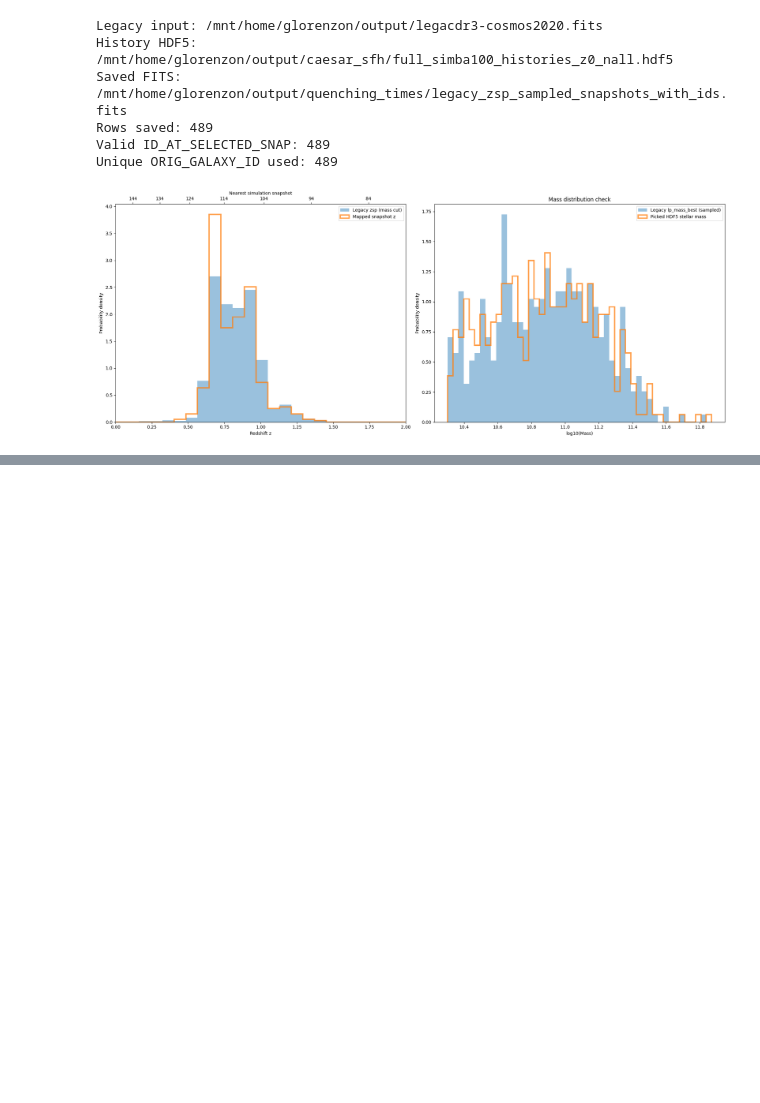
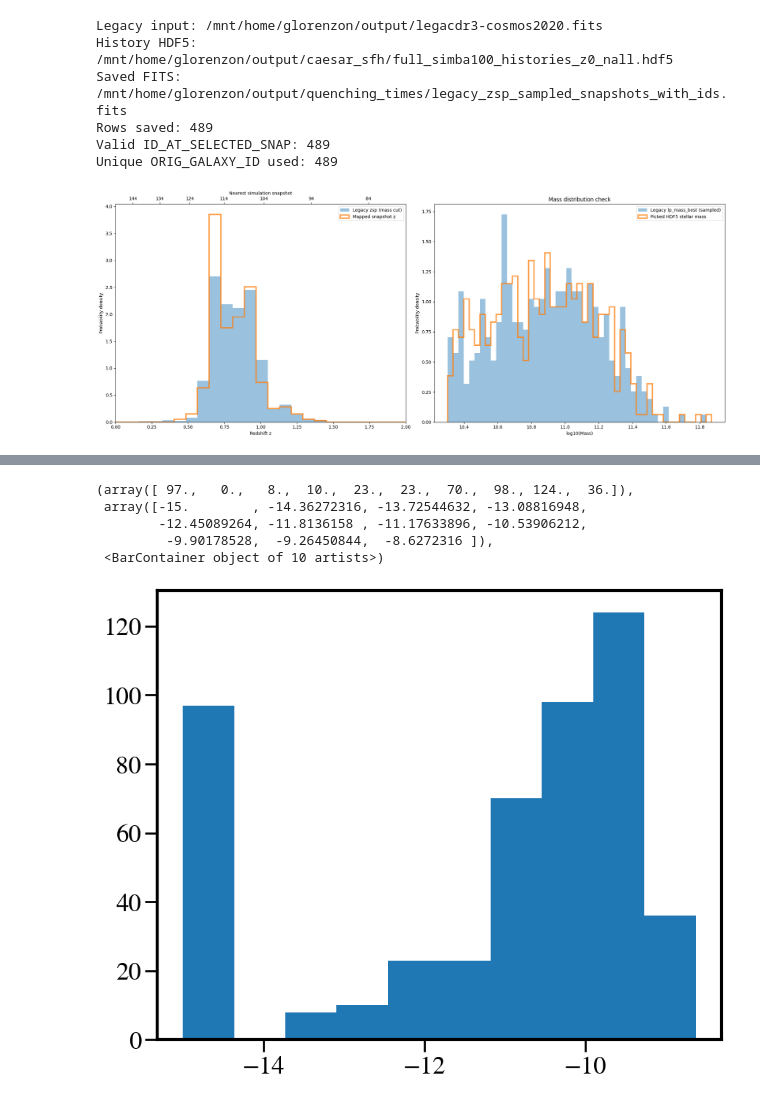
Before and after one commit to GiulianoLo/analize_simba_cgm, a Jupyter notebook: test_sfh_caesar.ipynb, the cells around one changed output, grey strips where cells are left out. Saved outputs shown, nothing was run; the diff lists cells and outputs as text; code cells hidden in the pictures; blank space fills up the shorter version.

```diff
--- a/test_sfh_caesar.ipynb
+++ b/test_sfh_caesar.ipynb
@@ -620,0 +725,9 @@ Unique ORIG_GALAXY_ID used: 489
+# %%
+plt.hist(df['log10_ssfr'])
+# %% [output]
+(array([ 97.,   0.,   8.,  10.,  23.,  23.,  70.,  98., 124.,  36.]),
+ array([-15.        , -14.36272316, -13.72544632, -13.08816948,
+        -12.45089264, -11.8136158 , -11.17633896, -10.53906212,
+         -9.90178528,  -9.26450844,  -8.6272316 ]),
+ <BarContainer object of 10 artists>)
+[figure, added]
```
Also changed, not shown: parts of 4 cells of this notebook, 1 other file.
